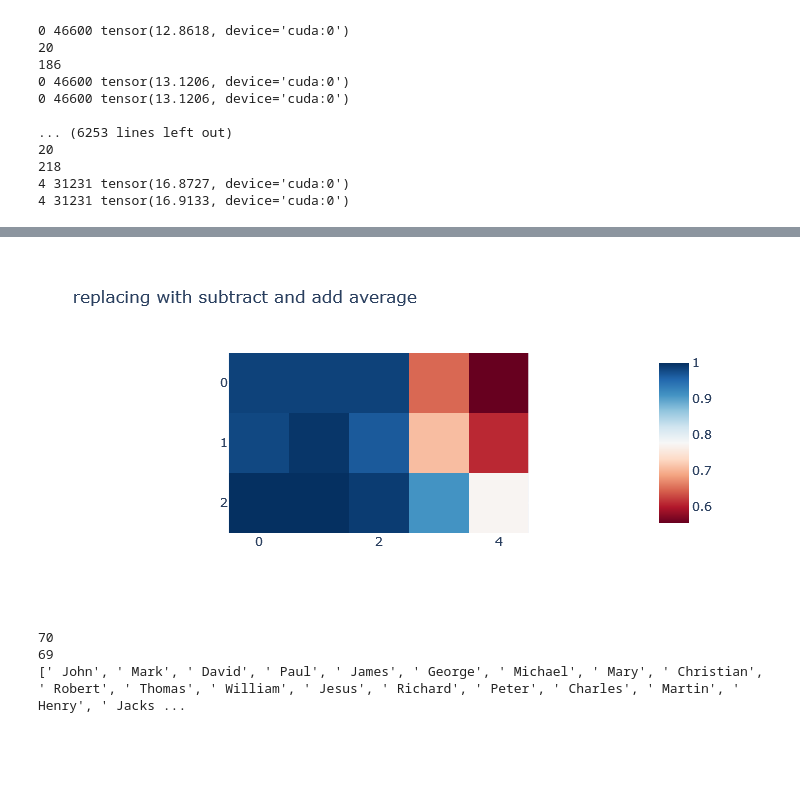
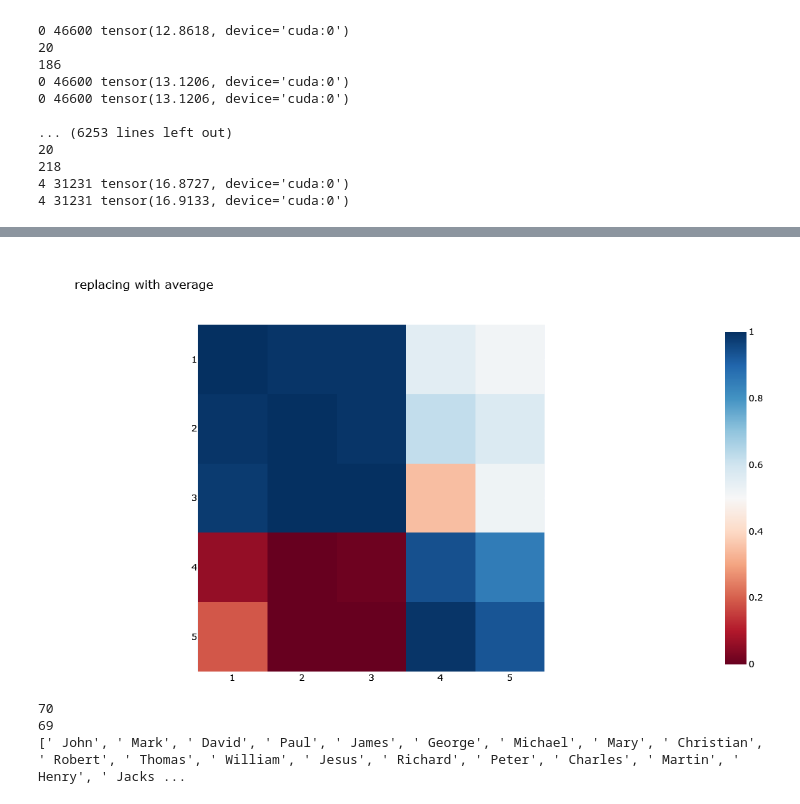
Before and after one commit to Phylliida/mamba_interp, a Jupyter notebook: IOI Patching.ipynb, the cells around one changed output, grey strips where cells are left out. Saved outputs shown, nothing was run; the diff lists cells and outputs as text; code cells hidden in the pictures; blank space fills up the shorter version.

```diff
--- a/IOI Patching.ipynb
+++ b/IOI Patching.ipynb
@@ -248,5 +212,5 @@ res = {}
 for k,v in all_important_layers.items():
     res[k] = list(v.items())
 
-with open("itemsb.ayy", "wb") as f:
+with open("itemsc.ayy", "wb") as f:
     pickle.dump(res, f)
@@ -802,9 +958,9 @@ def bar_chart(data, x_labels, y_label, title, font_size=None):
 100
 # %%
 
-n_correct_matrix = torch.zeros([3,5])
+n_correct_matrix = torch.zeros([5,5])
 
-for pos1 in range(3):
+for pos1 in range(5):
     for pos2 in range(5):
         #original_diff = -torch.tensor(original_correct) + torch.tensor(original_replace)
         replace_diff = -torch.tensor(replace_corrects[(pos1,pos2)]) + torch.tensor(replace_replaces[(pos1,pos2)])
@@ -821,14 +977,50 @@ for pos1 in range(3):
 # %%
 
 # modified from neel nanda's examples
-def imshow(tensor, renderer=None, xaxis="", yaxis="", font_size=None, show=True, color_continuous_midpoint=0.0, fix_size=False, **kwargs):
+def imshow(tensor, renderer=None, xaxis="", yaxis="", font_size=None, show=True, color_continuous_midpoint=0.0, **kwargs):
     import plotly.express as px
     import transformer_lens.utils as utils
-    px.imshow(utils.to_numpy(tensor), color_continuous_midpoint=color_continuous_midpoint, color_continuous_scale="RdBu", labels={"x":xaxis, "y":yaxis}, **kwargs).show()
+    fig = px.imshow(utils.to_numpy(tensor), color_continuous_midpoint=color_continuous_midpoint, color_continuous_scale="RdBu", labels={"x":xaxis, "y":yaxis}, **kwargs)
+    if not font_size is None:
+        if 'x' in kwargs:
+            fig.update_layout(
+              xaxis = dict(
+                tickmode='array',
+                tickvals = kwargs['x'],
+                ticktext = kwargs['x'],
+                ),
+               font=dict(size=font_size, color="black"))
+        if 'y' in kwargs:
+            fig.update_layout(
+              yaxis = dict(
+                tickmode='array',
+                tickvals = kwargs['y'],
+                ticktext = kwargs['y'],
+                ),
+               font=dict(size=font_size, color="black"))
+    plot_args = {
+        'width': 800,
+        'height': 600,
+        "autosize": False,
+        'showlegend': True,
+        'margin': {"l":0,"r":0,"t":100,"b":0}
+    }
 
-imshow(n_correct_matrix, color_continuous_midpoint=None, y=[0,1,2], title='replacing with subtract and add average')
+    fig.update_layout(**plot_args)
+    fig.update_layout(legend=dict(
+        yanchor="top",
+        y=0.99,
+        xanchor="left",
+            x=0.01
+    ))
+    if show:
+        fig.show(renderer)
+    else:
+        return fig
+
+imshow(n_correct_matrix, color_continuous_midpoint=None, y=[1,2,3,4,5], x=[1,2,3,4,5], title='replacing with average', font_size=12)
 # %% [output]
-[figure, old version]
+[figure, new version]
 # %%
 import random
 random.seed(27)
```
Also changed, not shown: parts of 9 cells of this notebook, 2 other files.
